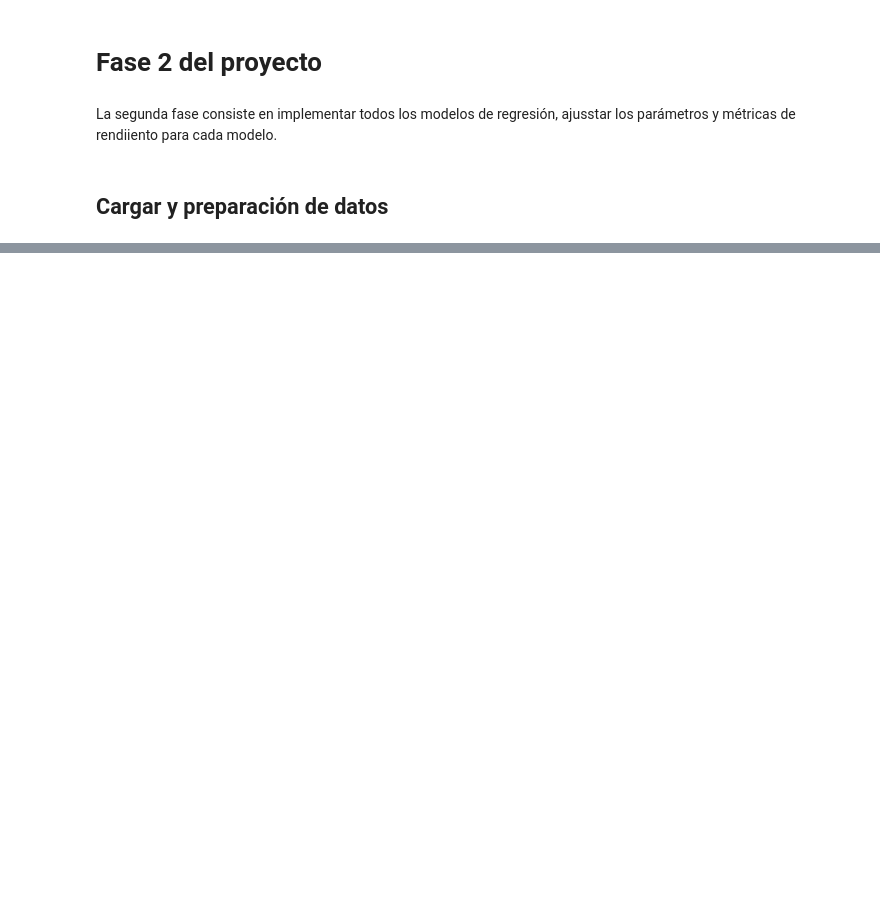
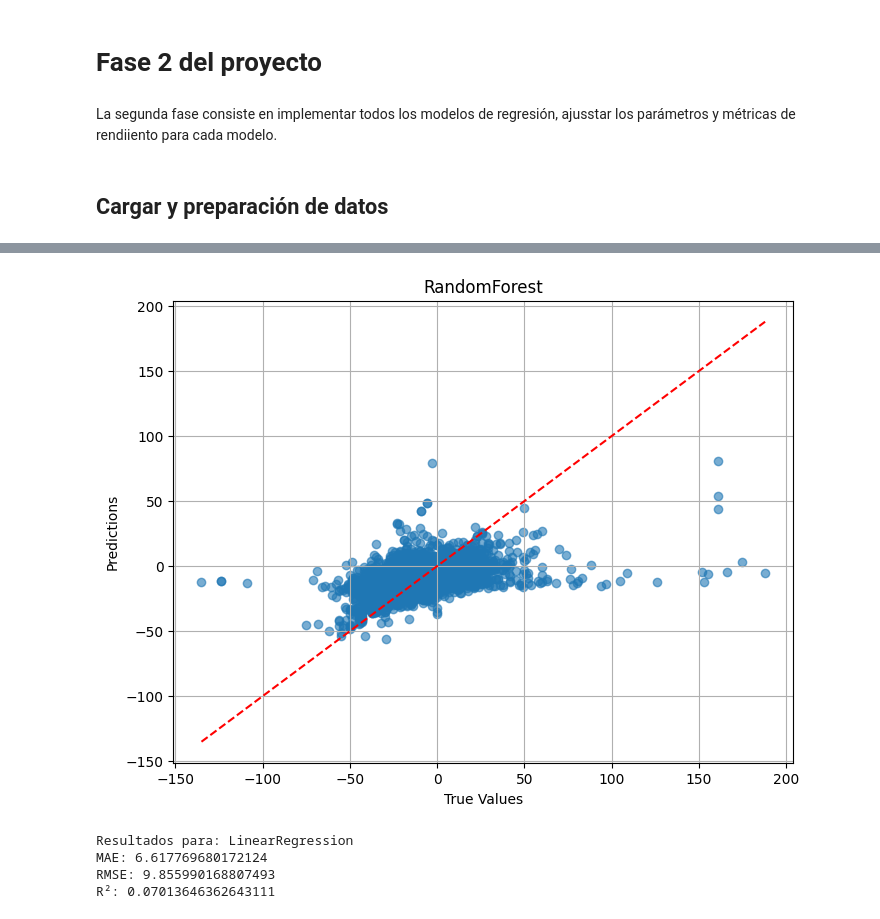
Before and after one commit to tsc221645/CC3074_Proyecto_Final, a Jupyter notebook: semana2/fase2.ipynb, the cells around one changed output, grey strips where cells are left out. Saved outputs shown, nothing was run; the diff lists cells and outputs as text; code cells hidden in the pictures; blank space fills up the shorter version.

```diff
--- a/semana2/fase2.ipynb
+++ b/semana2/fase2.ipynb
@@ -76,0 +125,21 @@ R²: -0.37435008432111516
+# %%
+plt.figure(figsize=(8,6))
+plt.scatter(y_test, y_pred_rf, alpha=0.6)
+plt.plot([y_test.min(), y_test.max()], [y_test.min(), y_test.max()], 'r--')  # 45-degree line
+plt.xlabel('True Values')
+plt.ylabel('Predictions')
+plt.title('RandomForest')
+plt.grid()
+plt.show()
+# %% [output]
+[figure, added]
+# %%
+lineal_regression_model = models.get("Regresión Lineal", None)
+lineal_regression_model.fit(X_train, y_train)
+y_pred_lineal = lineal_regression_model.predict(X_test)
+get_statistics(lineal_regression_model, y_test=y_test, y_pred=y_pred_lineal)
+# %% [output]
+Resultados para: LinearRegression
+MAE: 6.617769680172124
+RMSE: 9.855990168807493
+R²: 0.07013646362643111
```
Also changed, not shown: parts of 8 cells of this notebook.
